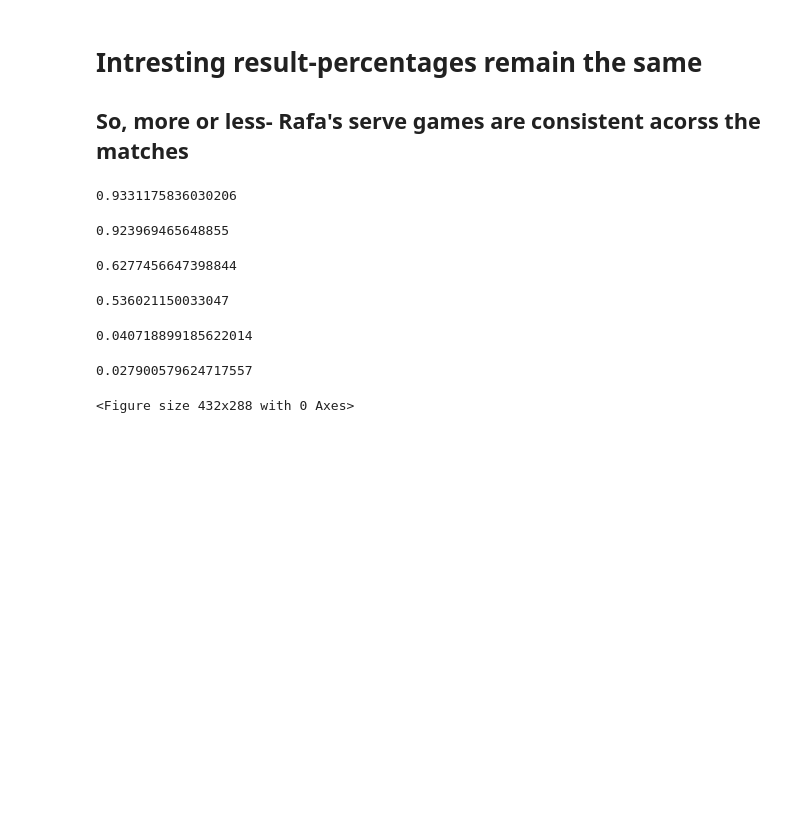
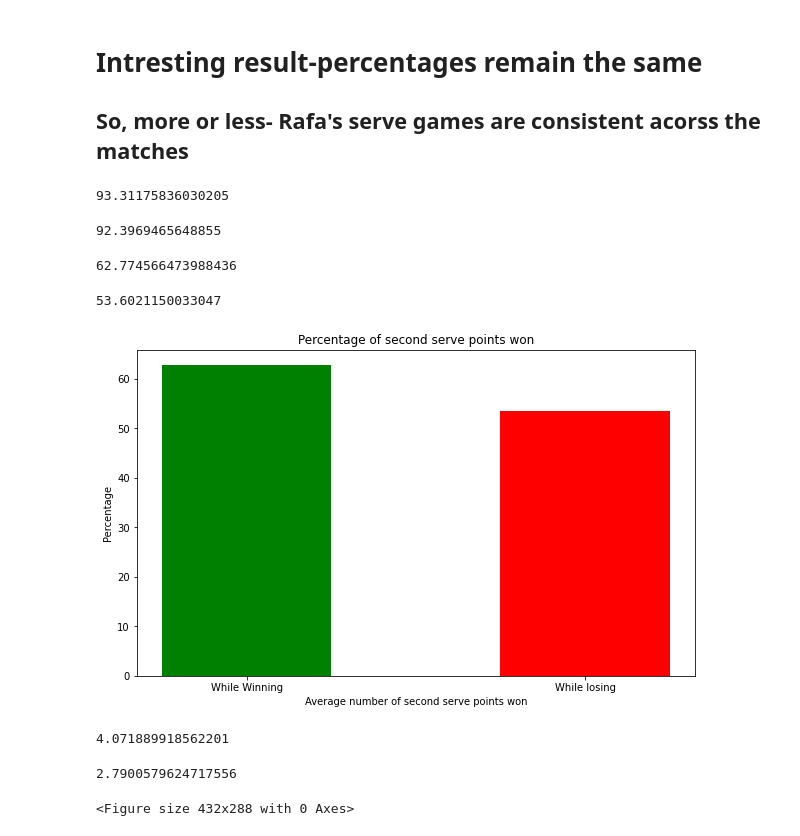
Before and after one commit to adisomani2003/SportsAnalytics, a Jupyter notebook: Analysis of Rafael Nadal.ipynb, the cells around one changed output. Saved outputs shown, nothing was run; the diff lists cells and outputs as text; code cells hidden in the pictures; blank space fills up the shorter version.

Commit message:
2nd serve graphs added and visual finishing

```diff
--- a/Analysis of Rafael Nadal.ipynb
+++ b/Analysis of Rafael Nadal.ipynb
@@ -233,29 +231,59 @@ df_Nadalwin["w_2ndserv"] = df_Nadalwin["w_svpt"]-df_Nadalwin["w_1stIn"]
 df_Nadallose["l_2ndIn"] = df_Nadallose["l_svpt"]-df_Nadallose["l_1stIn"]-df_Nadallose["l_df"]
 df_Nadallose["l_2ndserv"] = df_Nadallose["l_svpt"]-df_Nadallose["l_1stIn"]
 # %%
-df_Nadalwin["w_2ndIn"].sum()/df_Nadalwin["w_2ndserv"].sum()
+#Percentage of second serve in when Nadal Wins
+p_2nd_win = df_Nadalwin["w_2ndIn"].sum()/df_Nadalwin["w_2ndserv"].sum()*100
+p_2nd_win
 # %% [output]
-0.9331175836030206
+93.31175836030205
 # %%
-df_Nadallose["l_2ndIn"].sum()/df_Nadallose["l_2ndserv"].sum()
+#Percentage of second serve in when Nadal loses
+p_2nd_lose = df_Nadallose["l_2ndIn"].sum()/df_Nadallose["l_2ndserv"].sum()*100
+p_2nd_lose
+
+# Both are almost same
 # %% [output]
-0.923969465648855
+92.3969465648855
 # %%
-df_Nadalwin["w_2ndWon"].sum()/df_Nadalwin["w_2ndIn"].sum()
+#Percentage of second serve points won when Nadal Wins
+p_2ndpoints_win = df_Nadalwin["w_2ndWon"].sum()/df_Nadalwin["w_2ndIn"].sum()*100
+p_2ndpoints_win
 # %% [output]
-0.6277456647398844
+62.774566473988436
 # %%
-df_Nadallose["l_2ndWon"].sum()/df_Nadallose["l_2ndIn"].sum()
+#Percentage of second serve points won when Nadal Loses
+p_2ndpoints_lose = df_Nadallose["l_2ndWon"].sum()/df_Nadallose["l_2ndIn"].sum()*100
+p_2ndpoints_lose
+
+#Difference of 10%- Let's plot a graph
 # %% [output]
-0.536021150033047
+53.6021150033047
+# %%
+p_2ndpoints_data = {'While Winning':p_2ndpoints_win, 'While losing':p_2ndpoints_lose}
+df_data_x = list(p_2ndpoints_data.keys())
+df_data_y = list(p_2ndpoints_data.values())
+
+plt.figure(figsize=(10, 6))
+c = ['green', 'red']
+plt.bar(df_data_x, df_data_y, color =c,width = 0.5)
+plt.xlabel("Average number of second serve points won")
+plt.ylabel("Percentage")
+plt.title("Percentage of second serve points won")
+plt.show()
+# %% [output]
+[figure, added]
 # %%
-df_Nadalwin["w_ace"].sum()/df_Nadalwin["w_svpt"].sum()
+#Percentage of aces when Nadal wins
+p_aces_win = df_Nadalwin["w_ace"].sum()/df_Nadalwin["w_svpt"].sum()*100
+p_aces_win
 # %% [output]
-0.040718899185622014
+4.071889918562201
 # %%
-df_Nadallose["l_ace"].sum()/df_Nadallose["l_svpt"].sum()
+#Percentage of aces when Nadal loses
+p_aces_lose = df_Nadallose["l_ace"].sum()/df_Nadallose["l_svpt"].sum()*100
+p_aces_lose
 # %% [output]
-0.027900579624717557
+2.7900579624717556
 # %%
 def ace_percentage_match(match):
     if match["winner_id"] == 104745:
```
Also changed, not shown: parts of 13 cells of this notebook.
